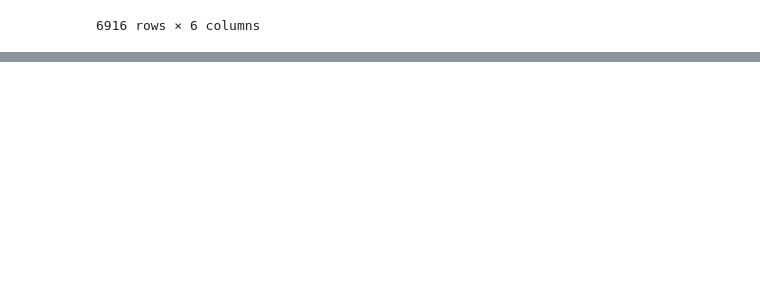
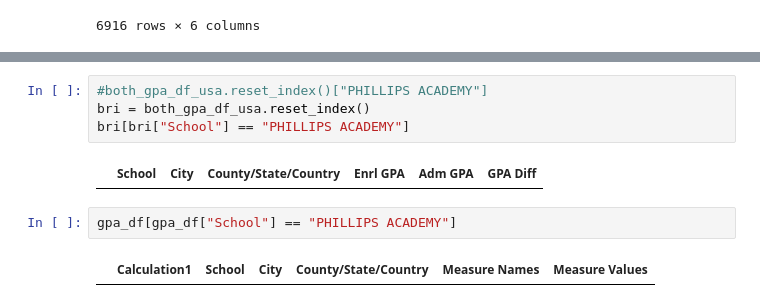
Before and after one commit to DonaldTaggart/math189_project, a Jupyter notebook: math189_project_notes.ipynb, the cells around one changed output, grey strips where cells are left out. Drawn from its saved outputs; the diff is of its cells as text; blank space fills up the shorter version.

```diff
--- a/math189_project_notes.ipynb
+++ b/math189_project_notes.ipynb
@@ -191,0 +210,10 @@ array(['NH', 'PA', 'TX', 'San Bernardino', 'FL', 'WA', 'AK', 'AZ', 'MD',
+# %%
+#both_gpa_df_usa.reset_index()["PHILLIPS ACADEMY"]
+bri = both_gpa_df_usa.reset_index()
+bri[bri["School"] == "PHILLIPS ACADEMY"]
+# %% [output]
+|  | School | City | County/State/Country | Enrl GPA | Adm GPA | GPA Diff |
+# %%
+gpa_df[gpa_df["School"] == "PHILLIPS ACADEMY"]
+# %% [output]
+|  | Calculation1 | School | City | County/State/Country | Measure Names | Measure Values |
```
Also changed, not shown: parts of 6 cells of this notebook.
